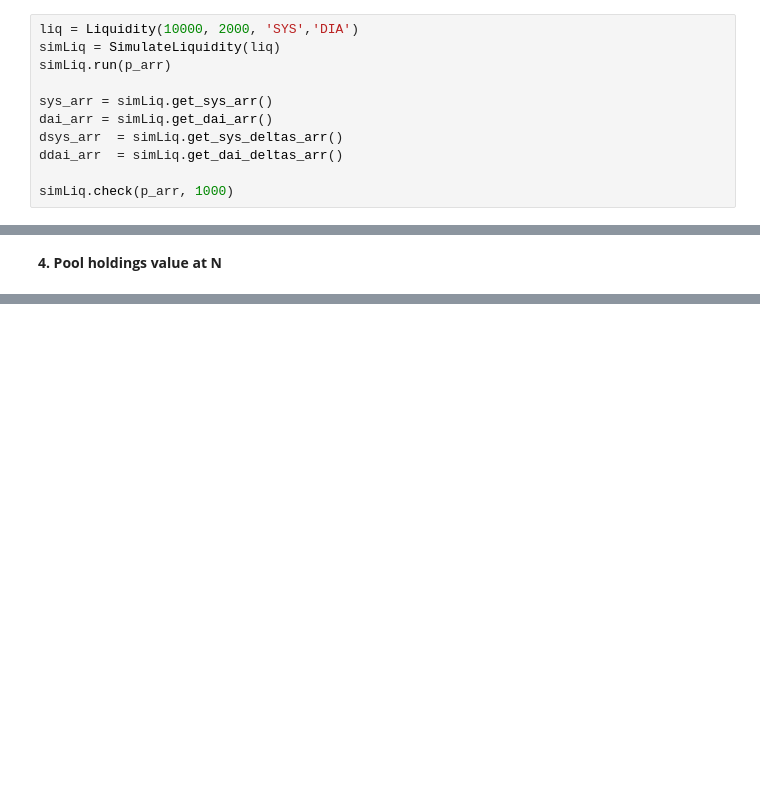
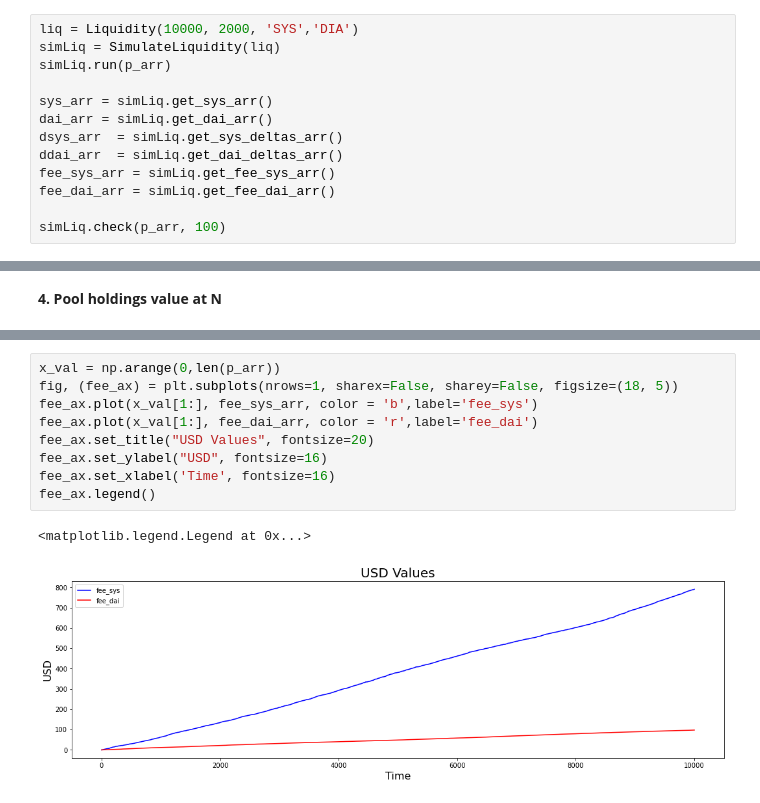
Before and after one commit to icmoore/daosys, a Jupyter notebook: notebooks/research/impermanent_loss/simulate_deltas.ipynb, the cells around one changed output, grey strips where cells are left out. Cells and saved outputs as stored; diff of their text form; blank space fills up the shorter version.

```diff
--- a/notebooks/research/impermanent_loss/simulate_deltas.ipynb
+++ b/notebooks/research/impermanent_loss/simulate_deltas.ipynb
@@ -33,6 +33,8 @@ sys_arr = simLiq.get_sys_arr()
 dai_arr = simLiq.get_dai_arr()
 dsys_arr  = simLiq.get_sys_deltas_arr()
 ddai_arr  = simLiq.get_dai_deltas_arr()
+fee_sys_arr = simLiq.get_fee_sys_arr()
+fee_dai_arr = simLiq.get_fee_dai_arr()
 
-simLiq.check(p_arr, 1000)
+simLiq.check(p_arr, 100)
 # %% [output]
@@ -143,3 +156,15 @@ USD_ax.legend()
+# %%
+x_val = np.arange(0,len(p_arr))
+fig, (fee_ax) = plt.subplots(nrows=1, sharex=False, sharey=False, figsize=(18, 5))
+fee_ax.plot(x_val[1:], fee_sys_arr, color = 'b',label='fee_sys')
+fee_ax.plot(x_val[1:], fee_dai_arr, color = 'r',label='fee_dai')
+fee_ax.set_title("USD Values", fontsize=20)
+fee_ax.set_ylabel("USD", fontsize=16)
+fee_ax.set_xlabel('Time', fontsize=16)
+fee_ax.legend()
+# %% [output]
+<matplotlib.legend.Legend at 0x...>
+[figure, added]
 # %%
 fig, (SYS_ax, DAI_ax, USD_ax, price_ax) = plt.subplots(nrows=4, sharex=False, sharey=False, figsize=(18, 20))
 SYS_ax.plot(sys_arr, color = 'r',label='sys')
```
Also changed, not shown: parts of 16 cells of this notebook, 3 other files.
